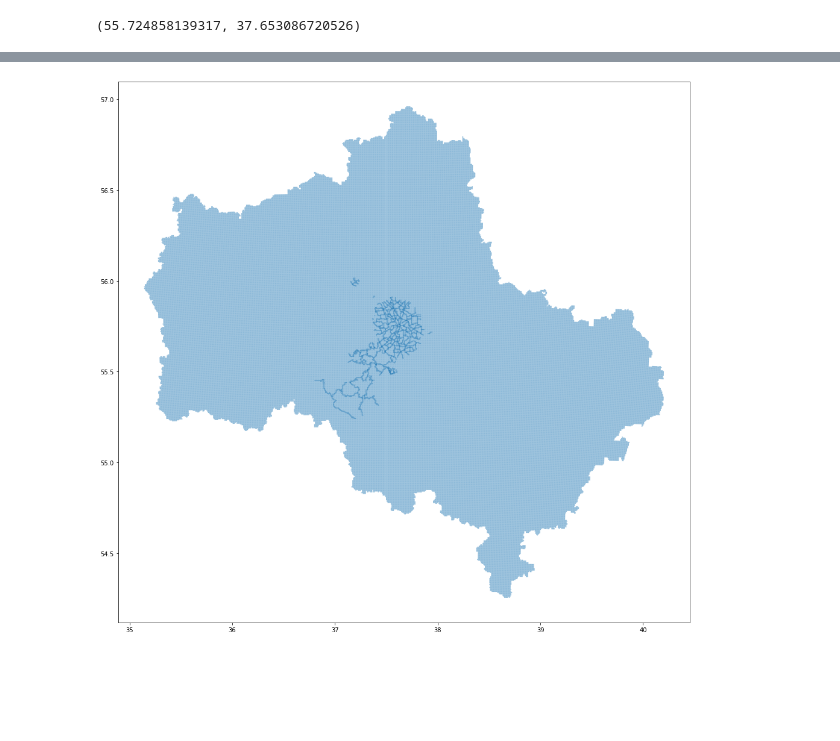
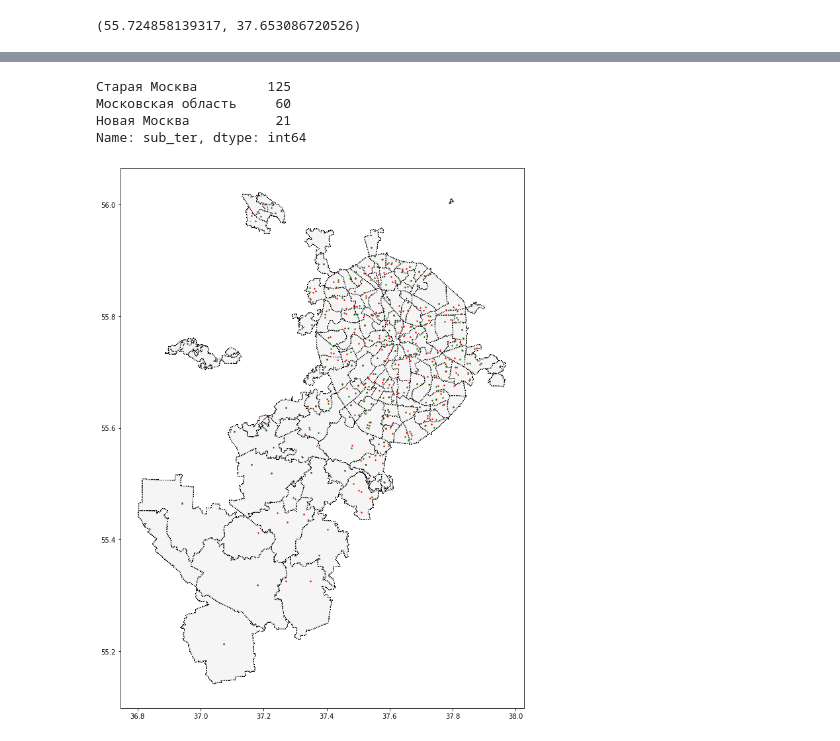
Before and after one commit to Femt0S/leaders2021, a Jupyter notebook: case_6.ipynb, the cells around one changed output, grey strips where cells are left out. Drawn from its saved outputs; the diff is of its cells as text; code cells hidden in the pictures; blank space fills up the shorter version.

```diff
--- a/case_6.ipynb
+++ b/case_6.ipynb
@@ -364,6 +372,8 @@ pd.read_excel('./data_mos_ru/adult_clinic.xlsx').to_csv('./data_mos_ru/adult_cli
 # %%
-df_adult = pd.read_csv('./data_mos_ru/adult_clinic.csv')
-df_child = pd.read_csv('./data_mos_ru/child_clinic.csv')
+#df_adult = pd.read_csv('./data_mos_ru/adult_clinic.csv')
+#df_child = pd.read_csv('./data_mos_ru/child_clinic.csv')
+df_adult = pd.read_json('./data_mos_ru/adult.json', encoding='windows-1251')
+df_child = pd.read_json('./data_mos_ru/kinder.json', encoding='windows-1251')
 
 print('Процент потерь координат по взрослым клинникам:',
       df_adult[df_adult['geodata_center'].isna()].shape[0]/df_adult.shape[0] * 100)
@@ -376,8 +407,11 @@ print('Процент потерь координат по детским кли
 # %%
-import json
+#import json
 def coords(row):
-    data = row['geodata_center']
-    lat = json.loads(data)['coordinates'][0]
-    long = json.loads(data)['coordinates'][1]
+    #data = row['geodata_center']
+    data = row['geoData']
+    #lat = json.loads(data)['coordinates'][0]
+    #long = json.loads(data)['coordinates'][1]
+    lat = data['coordinates'][0][0]
+    long = data['coordinates'][0][1]
     return long, lat
 # %%
@@ -389,8 +423,8 @@ coords(df_adult.iloc[0])
 # %% [output]
 (55.724858139317, 37.653086720526)
 # %%
-df_adult.dropna(subset=['geodata_center'], inplace=True)
-df_child.dropna(subset=['geodata_center'], inplace=True)
+#df_adult.dropna(subset=['geodata_center'], inplace=True)
+#df_child.dropna(subset=['geodata_center'], inplace=True)
 
 print()
 # %%
@@ -455,14 +447,20 @@ shp_fishnet
-# %%
-ax = pd.merge(
-    shp_fishnet,
-    df_sector_rel[['cell_zid', 'adm_zid']],
-    how="left",
-    on='cell_zid',
-    sort=False,
-    suffixes=("_x", "_y"),
-    copy=True,
-    indicator=False,
-    validate=None,
-).plot(figsize=(17,17), alpha=0.5)
-# %% [output]
-[figure, removed]
+# %%
+shp_admzones.sub_ter.value_counts()
+# %% [output]
+Старая Москва         125
+Московская область     60
+Новая Москва           21
+Name: sub_ter, dtype: int64
+# %%
+shp_moscow = shp_admzones[(shp_admzones['sub_ter'] == 'Старая Москва') |\
+                          (shp_admzones['sub_ter'] == 'Новая Москва')]
+# %%
+ax = shp_moscow.sjoin(shp_fishnet, how="inner", predicate='intersects').plot(
+    figsize=(15,15), color='whitesmoke', linestyle=':', edgecolor='black'
+)
+gdf_adult.plot(color='red', ax=ax, markersize=2)
+gdf_child.plot(color='green', ax=ax, markersize=2)
+
+plt.show()
+# %% [output]
+[figure, added]
```
Also changed, not shown: parts of 14 cells of this notebook, 3 other files.
